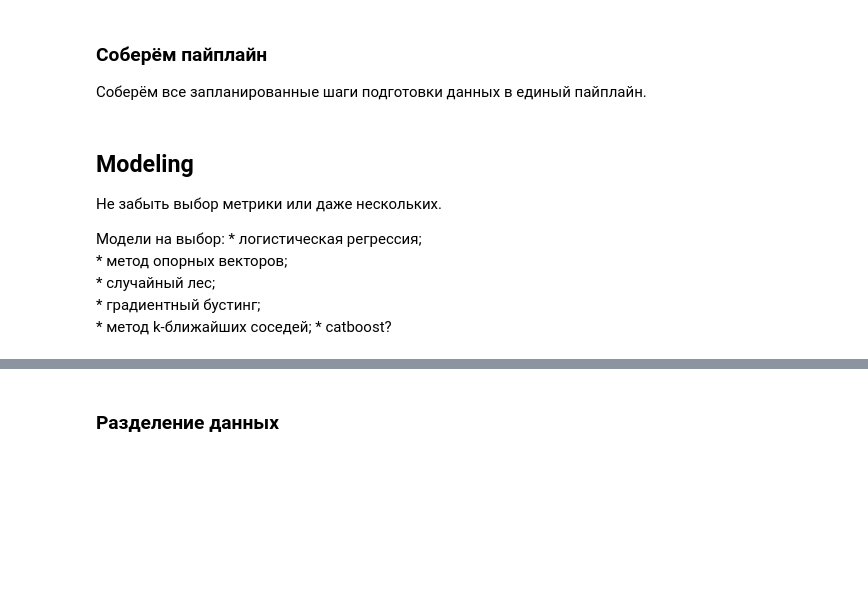
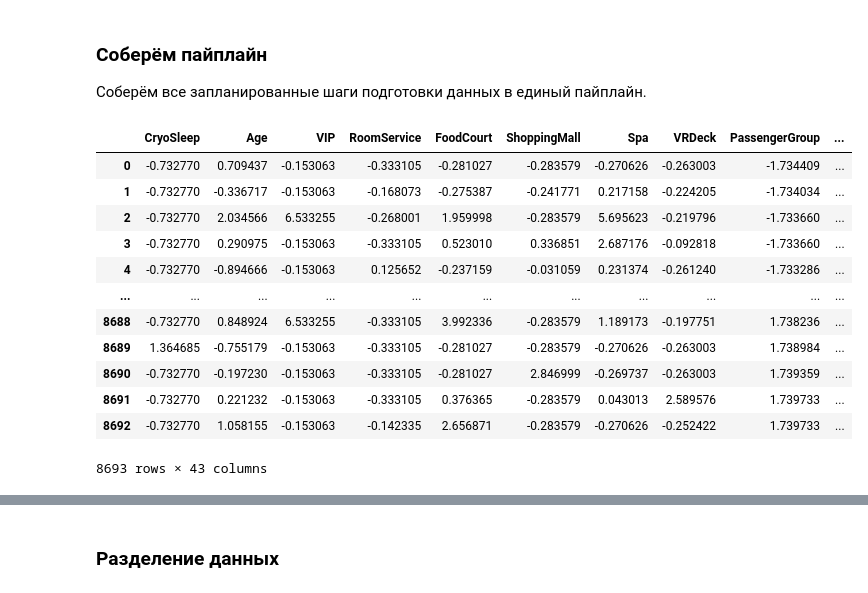
Before and after one commit to kolkingen/spaceship-titanic, a Jupyter notebook: main.ipynb, the cells around one changed output, grey strips where cells are left out. Cells and saved outputs as stored; diff of their text form; code cells hidden in the pictures; blank space fills up the shorter version.

```diff
--- a/main.ipynb
+++ b/main.ipynb
@@ -450,23 +428,36 @@ onehot_encoder = DataFrameColumnTransformer(transformers=[
 # %% [markdown]
 ### Удаление ненужных колонок
 # %%
-def remove_columns(data: pd.DataFrame) -> pd.DataFrame:
-    """Удаляет ненужные колонки:
-    `PassengerId`, `HomePlanet`, `CryoSleep`, `Cabin`, `Destination`, `VIP`, `Name`, `CabinDeck`, `CabinSide`, `AgeCategory`.
+def remove_columns(data: pd.DataFrame, columns: Hashable | Sequence[Hashable] | pd.Index | None = None) -> pd.DataFrame:
+    """Удаляет ненужные колонки, по умолчанию:
+
+    `PassengerId`, `HomePlanet`, `Cabin`, `Destination`, `Name`,
+    `CabinDeck`, `CabinSide`, `AgeCategory`, `ExpensesCategory`.
     """
 
     data = data.copy()
 
-    columns_to_drop = ['PassengerId', 'Cabin', 'Name', 'HomePlanet', 'Destination',
-                       'CabinDeck', 'CabinSide', 'AgeCategory', 'CryoSleep', 'VIP']
-    data = data.drop(columns=columns_to_drop)
+    columns = columns or ['PassengerId', 'Cabin', 'Name', 'HomePlanet', 'Destination',
+                          'CabinDeck', 'CabinSide', 'AgeCategory', 'ExpensesCategory']
+    data = data.drop(columns=columns, errors='ignore')
 
     return data
 
+remove_cabin_name = partial(remove_columns, columns=['Cabin', 'Name'])
+cabin_name_remover = FunctionTransformer(remove_cabin_name)
 columns_remover = FunctionTransformer(remove_columns)
 # %% [markdown]
 ### Соберём пайплайн
 
 Соберём все запланированные шаги подготовки данных в единый пайплайн.
+# %%
+preprocessor = Pipeline(steps=[
+    ('columns_separation', columns_separator),
+    ('filling_missing', missings_filler),
+    ('feature_engineering', features_creator),
+    ('cabin_name_removing', cabin_name_remover),
+    ('normalization_and_encoding', normalizer_and_encoder),
+    ('feature_selection', columns_remover),
+])
 # %%
 x = train_dataset.copy()
@@ -483,12 +465,17 @@ preprocessor = Pipeline(steps=[
-# %% [markdown]
-## Modeling
-
-Не забыть выбор метрики или даже нескольких.
-
-Модели на выбор:
-    * логистическая регрессия;
-    * метод опорных векторов;
-    * случайный лес;
-    * градиентный бустинг;
-    * метод k-ближайших соседей;
-    * catboost?
+# %%
+result = preprocessor.fit_transform(x)
+result
+# %% [output]
+|  | CryoSleep | Age | VIP | RoomService | FoodCourt | ShoppingMall | Spa | VRDeck | PassengerGroup | ... |
+| 0 | -0.732770 | 0.709437 | -0.153063 | -0.333105 | -0.281027 | -0.283579 | -0.270626 | -0.263003 | -1.734409 | ... |
+| 1 | -0.732770 | -0.336717 | -0.153063 | -0.168073 | -0.275387 | -0.241771 | 0.217158 | -0.224205 | -1.734034 | ... |
+| 2 | -0.732770 | 2.034566 | 6.533255 | -0.268001 | 1.959998 | -0.283579 | 5.695623 | -0.219796 | -1.733660 | ... |
+| 3 | -0.732770 | 0.290975 | -0.153063 | -0.333105 | 0.523010 | 0.336851 | 2.687176 | -0.092818 | -1.733660 | ... |
+| 4 | -0.732770 | -0.894666 | -0.153063 | 0.125652 | -0.237159 | -0.031059 | 0.231374 | -0.261240 | -1.733286 | ... |
+| ... | ... | ... | ... | ... | ... | ... | ... | ... | ... | ... |
+| 8688 | -0.732770 | 0.848924 | 6.533255 | -0.333105 | 3.992336 | -0.283579 | 1.189173 | -0.197751 | 1.738236 | ... |
+| 8689 | 1.364685 | -0.755179 | -0.153063 | -0.333105 | -0.281027 | -0.283579 | -0.270626 | -0.263003 | 1.738984 | ... |
+| 8690 | -0.732770 | -0.197230 | -0.153063 | -0.333105 | -0.281027 | 2.846999 | -0.269737 | -0.263003 | 1.739359 | ... |
+| 8691 | -0.732770 | 0.221232 | -0.153063 | -0.333105 | 0.376365 | -0.283579 | 0.043013 | 2.589576 | 1.739733 | ... |
+| 8692 | -0.732770 | 1.058155 | -0.153063 | -0.142335 | 2.656871 | -0.283579 | -0.270626 | -0.252422 | 1.739733 | ... |
+8693 rows × 43 columns
```
Also changed, not shown: parts of 46 cells of this notebook, 1 other file.
